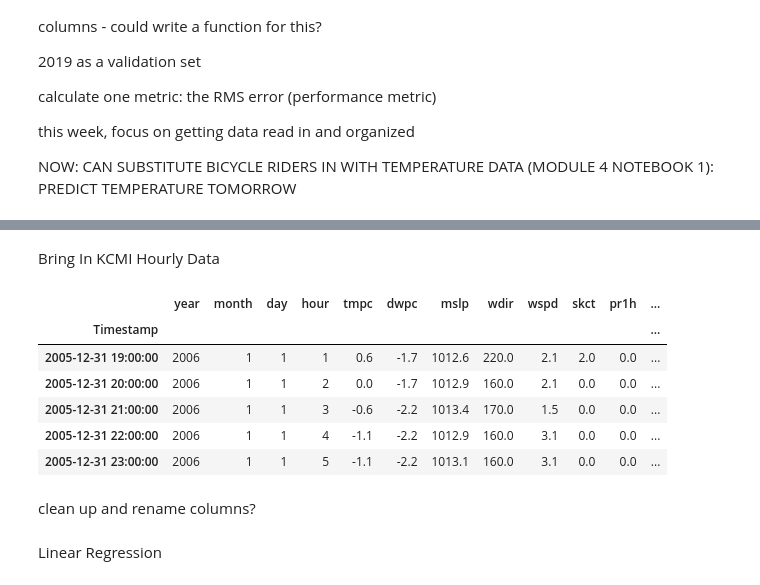
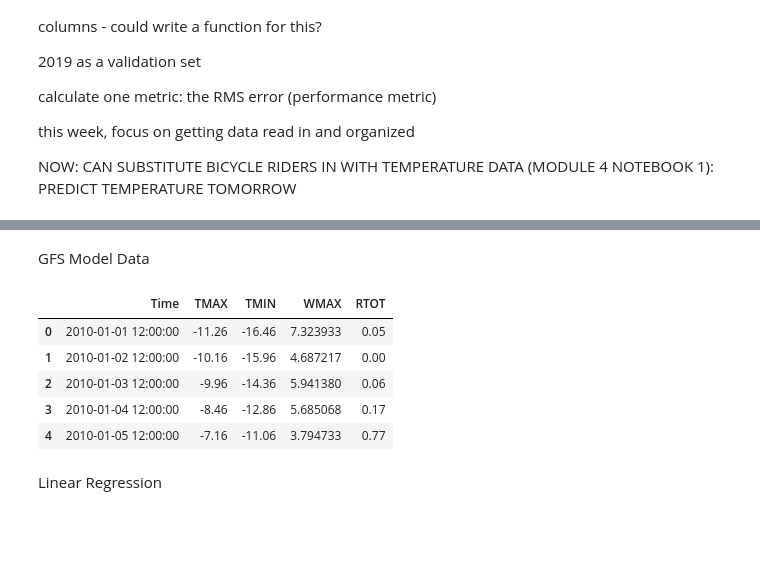
Before and after one commit to dfu2020/ATMS-597-SP-2020-Project-4, a Jupyter notebook: Project4_Joyce.ipynb, the cells around one changed output, grey strips where cells are left out. Cells and saved outputs as stored; diff of their text form; code cells hidden in the pictures; blank space fills up the shorter version.

```diff
--- a/Project4_Joyce.ipynb
+++ b/Project4_Joyce.ipynb
@@ -125,2 +77,0 @@ M_dates = KCMI_daily_df.index[(KCMI_daily_df.Total_Precip == 'M')]
-# %% [markdown]
-Bring In KCMI Hourly Data
@@ -127,14 +80,13 @@ Bring In KCMI Hourly Data
+# %% [markdown]
+GFS Model Data
 # %%
-KCMI_hourly_df = pd.read_csv("KCMI_hourly.csv", parse_dates=True, index_col = 'Timestamp')
+GFS_df = pd.read_csv("GFS_daily_2010_2019_test.csv", parse_dates=True, index_col='Unnamed: 0')
 # %%
-KCMI_hourly_df.head()
+GFS_df.head()
 # %% [output]
-|  | year | month | day | hour | tmpc | dwpc | mslp | wdir | wspd | skct | pr1h | ... |
-| Timestamp |  |  |  |  |  |  |  |  |  |  |  | ... |
-| 2005-12-31 19:00:00 | 2006 | 1 | 1 | 1 | 0.6 | -1.7 | 1012.6 | 220.0 | 2.1 | 2.0 | 0.0 | ... |
-| 2005-12-31 20:00:00 | 2006 | 1 | 1 | 2 | 0.0 | -1.7 | 1012.9 | 160.0 | 2.1 | 0.0 | 0.0 | ... |
-| 2005-12-31 21:00:00 | 2006 | 1 | 1 | 3 | -0.6 | -2.2 | 1013.4 | 170.0 | 1.5 | 0.0 | 0.0 | ... |
-| 2005-12-31 22:00:00 | 2006 | 1 | 1 | 4 | -1.1 | -2.2 | 1012.9 | 160.0 | 3.1 | 0.0 | 0.0 | ... |
-| 2005-12-31 23:00:00 | 2006 | 1 | 1 | 5 | -1.1 | -2.2 | 1013.1 | 160.0 | 3.1 | 0.0 | 0.0 | ... |
+|  | Time | TMAX | TMIN | WMAX | RTOT |
+| 0 | 2010-01-01 12:00:00 | -11.26 | -16.46 | 7.323933 | 0.05 |
+| 1 | 2010-01-02 12:00:00 | -10.16 | -15.96 | 4.687217 | 0.00 |
+| 2 | 2010-01-03 12:00:00 | -9.96 | -14.36 | 5.941380 | 0.06 |
+| 3 | 2010-01-04 12:00:00 | -8.46 | -12.86 | 5.685068 | 0.17 |
+| 4 | 2010-01-05 12:00:00 | -7.16 | -11.06 | 3.794733 | 0.77 |
-# %% [markdown]
-clean up and rename columns?
```
Also changed, not shown: parts of 15 cells of this notebook.
